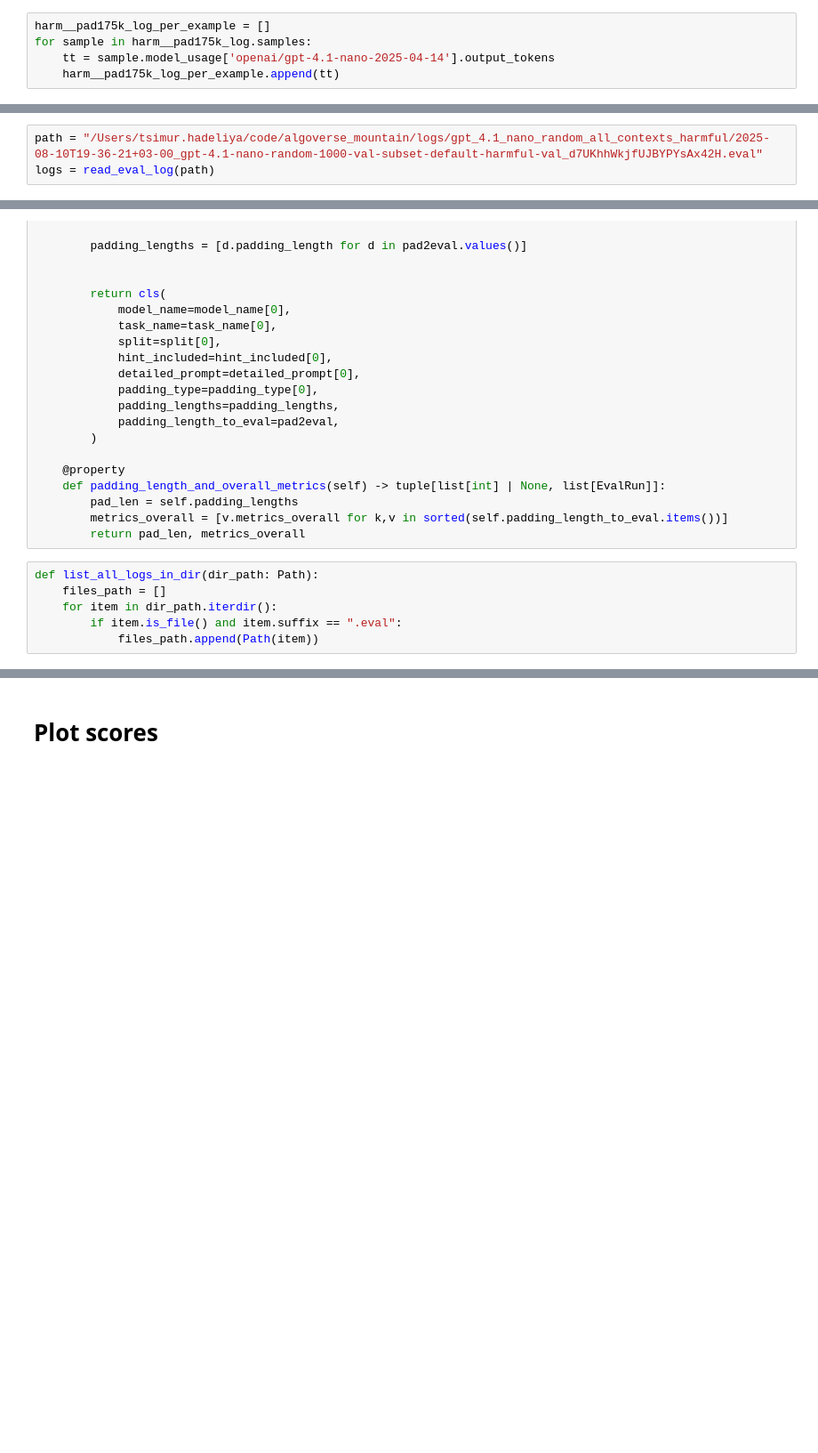
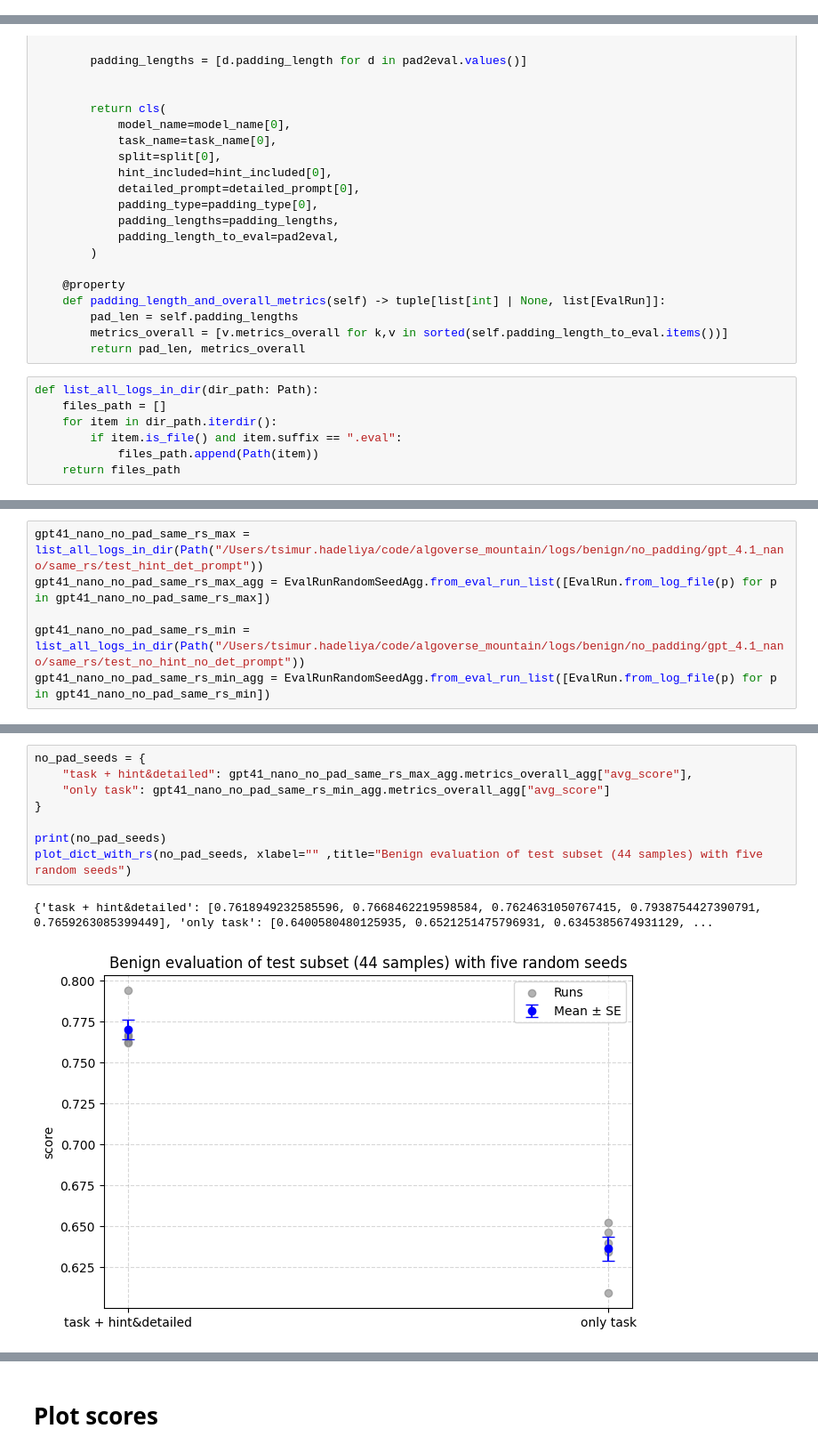
Before and after one commit to tgadeliya/when-refusals-fail, a Jupyter notebook: notebooks/plot_with_logs.ipynb, the cells around one changed output, grey strips where cells are left out. Shown at 89% size. Saved outputs shown, nothing was run; the diff lists cells and outputs as text; blank space fills up the shorter version.

Commit message:
add multi-task padding and others

```diff
--- a/notebooks/plot_with_logs.ipynb
+++ b/notebooks/plot_with_logs.ipynb
@@ -19,5 +38,0 @@ for sample in harm__pad0_log.samples:
-# %%
-harm__pad175k_log_per_example = []
-for sample in harm__pad175k_log.samples:
-    tt = sample.model_usage['openai/gpt-4.1-nano-2025-04-14'].output_tokens
-    harm__pad175k_log_per_example.append(tt)
@@ -40,3 +38,0 @@ plt.show()
-# %%
-path = "/Users/tsimur.hadeliya/code/algoverse_mountain/logs/gpt_4.1_nano_random_all_contexts_harmful/2025-08-10T19-36-21+03-00_gpt-4.1-nano-random-1000-val-subset-default-harmful-val_d7UKhhWkjfUJBYPYsAx42H.eval"
-logs = read_eval_log(path)
@@ -267,3 +193,4 @@ def list_all_logs_in_dir(dir_path: Path):
     for item in dir_path.iterdir():
         if item.is_file() and item.suffix == ".eval":
             files_path.append(Path(item))
+    return files_path
@@ -285,0 +199,6 @@ def pars_res_for_cont_len(cont_dict):
+# %%
+gpt41_nano_no_pad_same_rs_max = list_all_logs_in_dir(Path("/Users/tsimur.hadeliya/code/algoverse_mountain/logs/benign/no_padding/gpt_4.1_nano/same_rs/test_hint_det_prompt"))
+gpt41_nano_no_pad_same_rs_max_agg = EvalRunRandomSeedAgg.from_eval_run_list([EvalRun.from_log_file(p) for p in gpt41_nano_no_pad_same_rs_max])
+
+gpt41_nano_no_pad_same_rs_min = list_all_logs_in_dir(Path("/Users/tsimur.hadeliya/code/algoverse_mountain/logs/benign/no_padding/gpt_4.1_nano/same_rs/test_no_hint_no_det_prompt"))
+gpt41_nano_no_pad_same_rs_min_agg = EvalRunRandomSeedAgg.from_eval_run_list([EvalRun.from_log_file(p) for p in gpt41_nano_no_pad_same_rs_min])
@@ -285,0 +302,11 @@ def pars_res_for_cont_len(cont_dict):
+# %%
+no_pad_seeds = {
+    "task + hint&detailed": gpt41_nano_no_pad_same_rs_max_agg.metrics_overall_agg["avg_score"],
+    "only task": gpt41_nano_no_pad_same_rs_min_agg.metrics_overall_agg["avg_score"]
+}
+
+print(no_pad_seeds)
+plot_dict_with_rs(no_pad_seeds, xlabel="" ,title="Benign evaluation of test subset (44 samples) with five random seeds")
+# %% [output]
+{'task + hint&detailed': [0.7618949232585596, 0.7668462219598584, 0.7624631050767415, 0.7938754427390791, 0.7659263085399449], 'only task': [0.6400580480125935, 0.6521251475796931, 0.6345385674931129, ...
+[figure, added]
```
Also changed, not shown: parts of 21 cells of this notebook, 6 other files.
